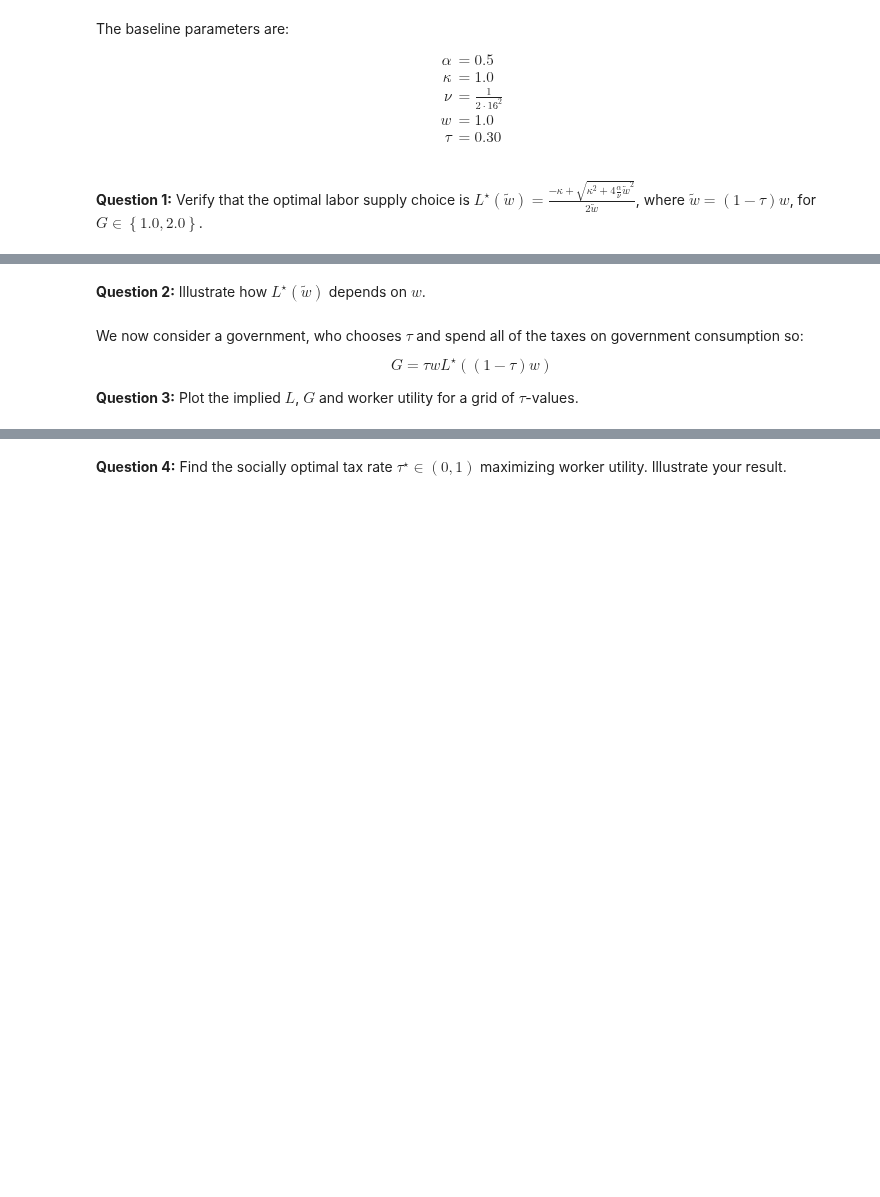
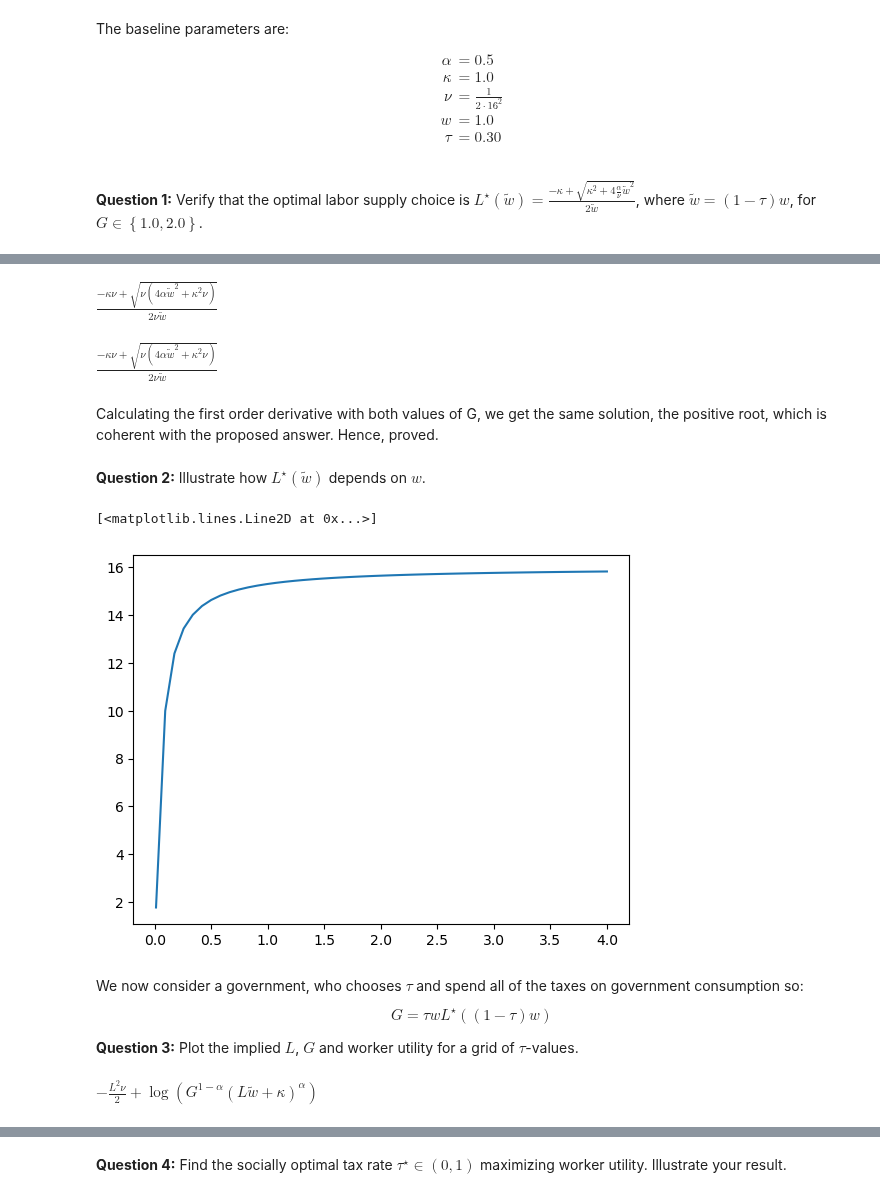
Before and after one commit to NumEconCopenhagen/projects-2023-it-hurts-when-ip, a Jupyter notebook: Exam 2023/Exam-2023-notebook.ipynb, the cells around one changed output, grey strips where cells are left out. Cells and saved outputs as stored; diff of their text form; code cells hidden in the pictures; blank space fills up the shorter version.

```diff
--- a/Exam 2023/Exam-2023-notebook.ipynb
+++ b/Exam 2023/Exam-2023-notebook.ipynb
@@ -117,0 +73,27 @@ For G = 2.0, is the derived solution the same as the proposed solution? False
+# %%
+
+#Symbols
+alpha = sm.symbols('alpha')
+kappa = sm.symbols('kappa')
+nu = sm.symbols('nu')
+w = sm.symbols('w')
+tau = sm.symbols('tau')
+G = sm.symbols('G')
+C = sm.symbols('C')
+L = sm.symbols('L')
+w_tilde = sm.symbols('wtilde')
+
+# Objective function - Utility
+V = sm.log(C**alpha * G**(1-alpha)) - nu * L**2 / 2
+
+# Budget Constraint
+BC = kappa + w_tilde * L
+
+# Substituting the budget constraint in the Objective Function
+V = V.subs(C, BC)
+
+# Differentiating with respect to L
+foc = sm.diff(V, L)
+foc
+solutions = sm.solve(foc, L)
+solutions[1]
@@ -118,2 +110,24 @@ For G = 2.0, is the derived solution the same as the proposed solution? False
+# %%
+# Defining the parametric values for choosing the valid solution
+param_values_1 = {alpha: 0.5, G: 1, nu: 1/(2 * 16**2), w_tilde: 0.70, kappa: 1}
+
+# Evaluate the solutions and pick the non-negative one
+L_star_1 = [sol for sol in solutions if sol.evalf(subs=param_values_1)>=0]
+
+display(L_star_1[0])
+# %% [output]
+$\displaystyle \frac{- \kappa \nu + \sqrt{\nu \left(4 \alpha \tilde{w}^{2} + \kappa^{2} \nu\right)}}{2 \nu \tilde{w}}$
+# %%
+# Defining the parametric values for choosing the valid solution
+param_values_2 = {alpha: 0.5, G: 2, nu: 1/(2 * 16**2), w_tilde: 0.70, kappa: 1}
+
+# Evaluate the solutions and pick the non-negative one
+L_star_2 = [sol for sol in solutions if sol.evalf(subs=param_values_2)>=0]
+
+display(L_star_2[0])
+# %% [output]
+$\displaystyle \frac{- \kappa \nu + \sqrt{\nu \left(4 \alpha \tilde{w}^{2} + \kappa^{2} \nu\right)}}{2 \nu \tilde{w}}$
+# %% [markdown]
+Calculating the first order derivative with both values of G, we get the same solution, the positive root, which is coherent with the proposed answer. Hence, proved.
 # %% [markdown]
 **Question 2:** Illustrate how $L^{\star}(\tilde{w})$ depends on $w$.
@@ -122,3 +134,14 @@ For G = 2.0, is the derived solution the same as the proposed solution? False
+# %%
+L_star = L_star_1[0]
+L_star_wrt_w = L_star.subs(w_tilde, (1 - tau)*w)
+L_star_fn = sm.lambdify((w, kappa,tau, nu, alpha), L_star_wrt_w)
+# %%
+ws = np.linspace(0.01,4,50)
+Ls = L_star_fn(ws, 1.0, 0.30, 1/(2 * 16**2), 0.5)
+plt.plot(ws, Ls)
+# %% [output]
+[<matplotlib.lines.Line2D at 0x...>]
+[figure, added]
 # %% [markdown]
 
 We now consider a government, who chooses $\tau$ and spend all of the taxes on government consumption so:
@@ -132,0 +154,6 @@ $$
+# %%
+govt_cons = tau*w*L
+govt_cons_fn = sm.lambdify((tau, w, L), govt_cons)
+display(V)
+# %% [output]
+$\displaystyle - \frac{L^{2} \nu}{2} + \log{\left(G^{1 - \alpha} \left(L \tilde{w} + \kappa\right)^{\alpha} \right)}$
```
Also changed, not shown: parts of 10 cells of this notebook.
